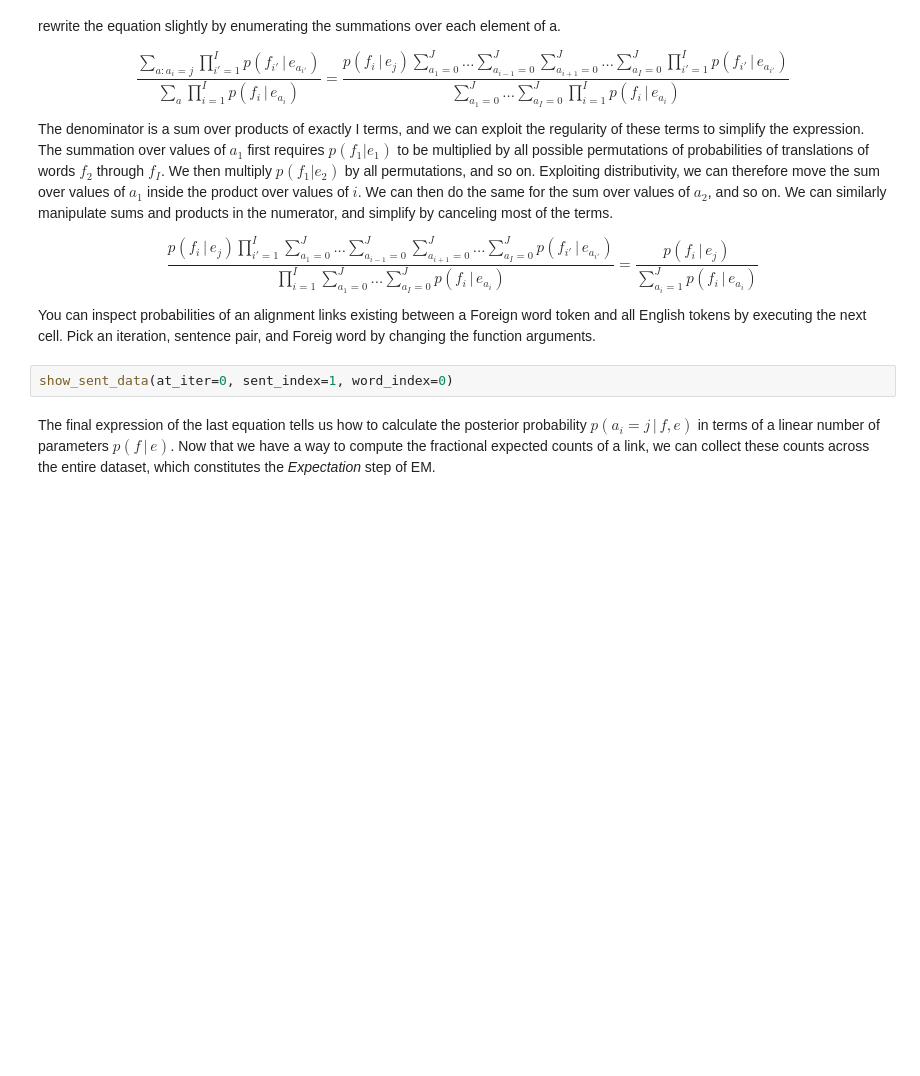
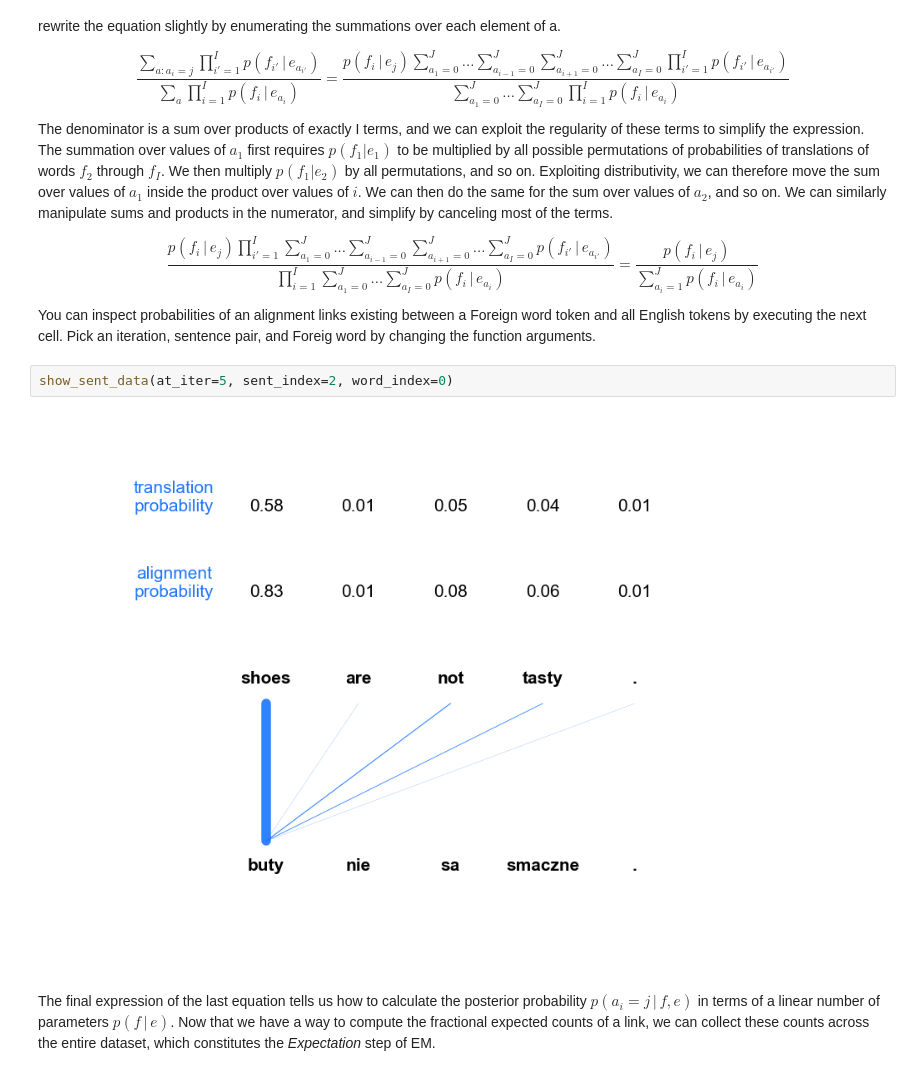
Before and after one commit to INFR11133/lab1, a Jupyter notebook: IBM1/IBM Model1.ipynb, the cells around one changed output. Saved outputs shown, nothing was run; the diff lists cells and outputs as text; blank space fills up the shorter version.

Commit message:
improved visualization of an iteration

```diff
--- a/IBM1/IBM Model1.ipynb
+++ b/IBM1/IBM Model1.ipynb
@@ -551,7 +594,9 @@ $$\frac{p(f_i\,|\,e_j)\prod_{i\prime=1}^{I}\sum_{a_1=0}^{J}...\sum_{a_{i-1}=0}^{
 
 You can inspect probabilities of an alignment links existing between a Foreign word token and all English tokens by executing the next cell. Pick an iteration, sentence pair, and Foreig word by changing the function arguments.
 # %%
-show_sent_data(at_iter=0, sent_index=1, word_index=0)
+show_sent_data(at_iter=5, sent_index=2, word_index=0)
+# %% [output]
+[figure, added]
 # %% [markdown]
 The final expression of the last equation tells us how to calculate the posterior probability $p(a_i = j\,|\,f, e)$ in terms of a linear number of parameters $p(f\,|\,e)$. Now that we have a way to compute the fractional expected counts of a link, we can collect these counts across the entire dataset, which constitutes the *Expectation* step of EM.
 # %%
```
Also changed, not shown: parts of 5 cells of this notebook.
